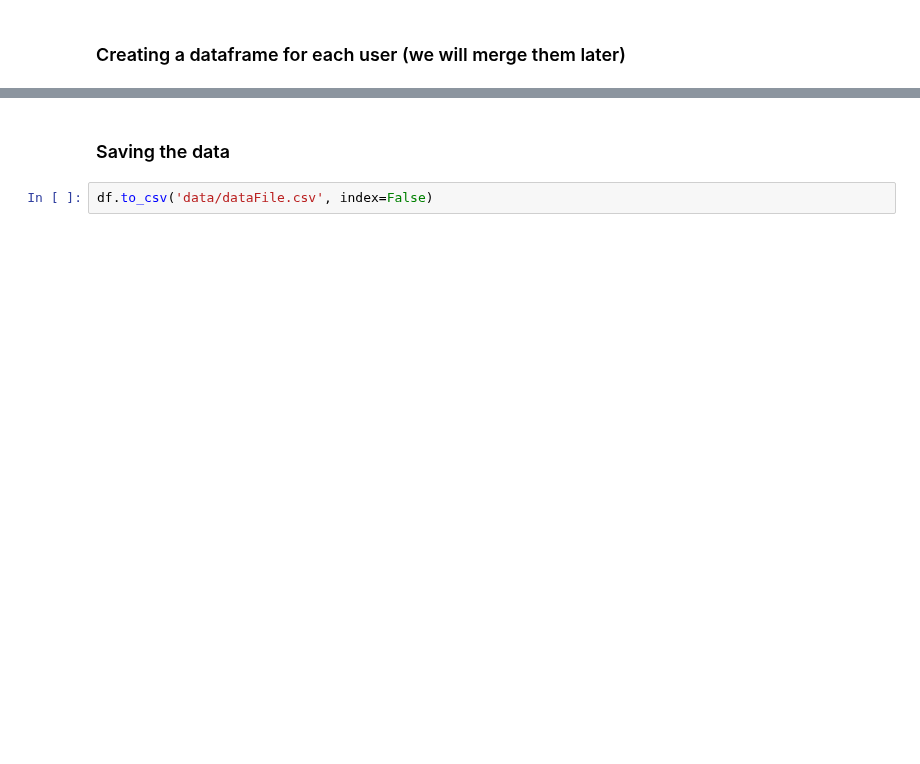
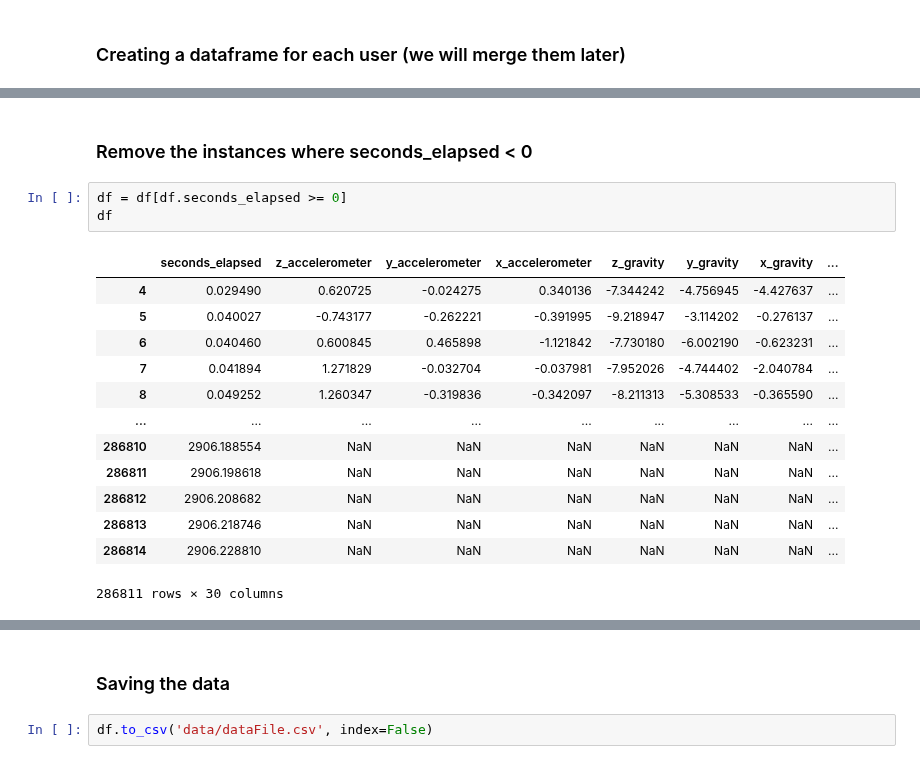
Before and after one commit to ERJLM/ML4QS, a Jupyter notebook: src/data_collection.ipynb, the cells around one changed output, grey strips where cells are left out. Saved outputs shown, nothing was run; the diff lists cells and outputs as text; blank space fills up the shorter version.

```diff
--- a/src/data_collection.ipynb
+++ b/src/data_collection.ipynb
@@ -204,3 +177,22 @@ df
+# %% [markdown]
+### Remove the instances where seconds_elapsed < 0
+# %%
+df = df[df.seconds_elapsed >= 0]
+df
+# %% [output]
+|  | seconds_elapsed | z_accelerometer | y_accelerometer | x_accelerometer | z_gravity | y_gravity | x_gravity | ... |
+| 4 | 0.029490 | 0.620725 | -0.024275 | 0.340136 | -7.344242 | -4.756945 | -4.427637 | ... |
+| 5 | 0.040027 | -0.743177 | -0.262221 | -0.391995 | -9.218947 | -3.114202 | -0.276137 | ... |
+| 6 | 0.040460 | 0.600845 | 0.465898 | -1.121842 | -7.730180 | -6.002190 | -0.623231 | ... |
+| 7 | 0.041894 | 1.271829 | -0.032704 | -0.037981 | -7.952026 | -4.744402 | -2.040784 | ... |
+| 8 | 0.049252 | 1.260347 | -0.319836 | -0.342097 | -8.211313 | -5.308533 | -0.365590 | ... |
+| ... | ... | ... | ... | ... | ... | ... | ... | ... |
+| 286810 | 2906.188554 | NaN | NaN | NaN | NaN | NaN | NaN | ... |
+| 286811 | 2906.198618 | NaN | NaN | NaN | NaN | NaN | NaN | ... |
+| 286812 | 2906.208682 | NaN | NaN | NaN | NaN | NaN | NaN | ... |
+| 286813 | 2906.218746 | NaN | NaN | NaN | NaN | NaN | NaN | ... |
+| 286814 | 2906.228810 | NaN | NaN | NaN | NaN | NaN | NaN | ... |
+286811 rows × 30 columns
 # %%
 df.isna().sum() / len(df)
 # %% [output]
```
Also changed, not shown: parts of 16 cells of this notebook, 1 other file.
